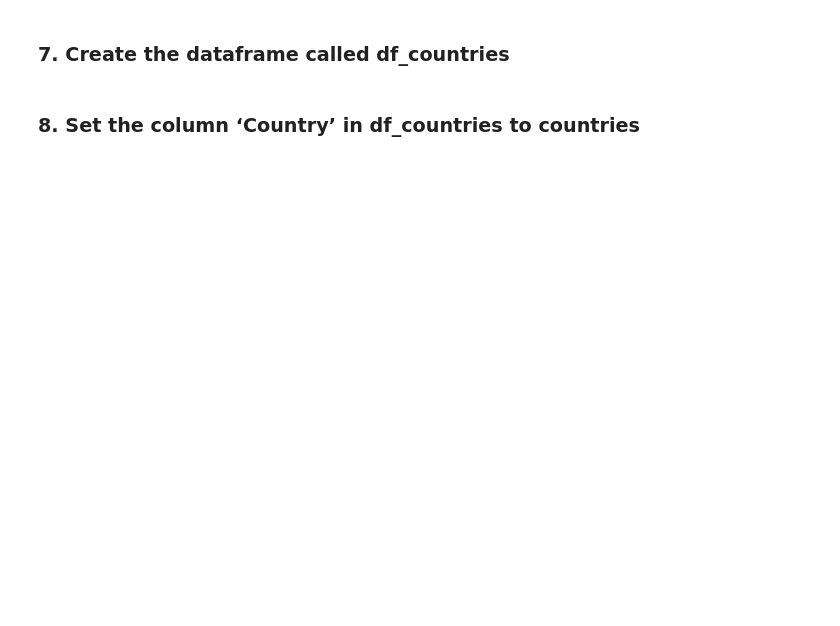
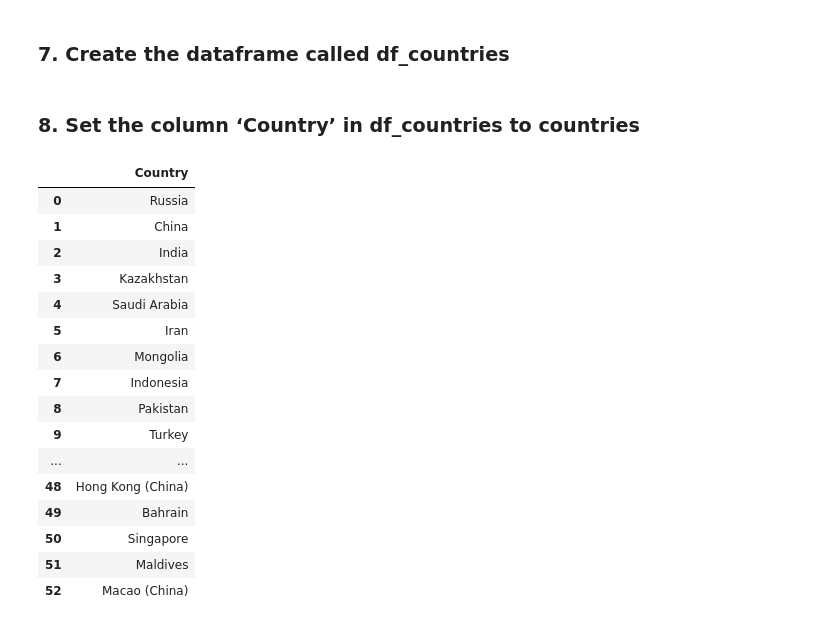
Before and after one commit to Minyethway93/DAC-Curriculum, a Jupyter notebook: DAC-007_Web_Scraping/DAC-007_Web_Scraping_Tutorial.ipynb, the cells around one changed output. Cells and saved outputs as stored; diff of their text form; code cells hidden in the pictures; blank space fills up the shorter version.

```diff
--- a/DAC-007_Web_Scraping/DAC-007_Web_Scraping_Tutorial.ipynb
+++ b/DAC-007_Web_Scraping/DAC-007_Web_Scraping_Tutorial.ipynb
@@ -63,8 +86,7 @@ parse.find_all(class_='sortable wikitable sticky-header col2left')
 # %% [markdown]
 ### 5. Extract all the links within a tag using find_all().
 # %%
-tag = parse.find_all('tr')
-
+tag = table.find('tbody').find_all('tr')
 tag
 # %% [output]
 [<tr>
@@ -131,11 +110,0 @@ countries
-# %%
-Sr = []
-countries = []
-area = []
-
-for i in countries_draft:
-    Sr.append(i[0])
-    countries.append(i[1])
-    area.append(" ".join(i[2:4]))
-
-countries
@@ -159,0 +111,9 @@ countries
+# %%
+countries = []
+for i in tag[1:]:
+    c = i.find_all('td')
+    if c:
+        country_name = c[1].text.strip()
+        countries.append(country_name)
+
+countries
@@ -160,4 +138,26 @@ countries
 # %% [markdown]
 ### 7. Create the dataframe called df_countries
+# %%
+df_countries = pd.DataFrame(countries, columns=['Country'])
 # %% [markdown]
 ### 8. Set the column ‘Country’ in df_countries to countries
+# %%
+df_countries
+# %% [output]
+|  | Country |
+| 0 | Russia |
+| 1 | China |
+| 2 | India |
+| 3 | Kazakhstan |
+| 4 | Saudi Arabia |
+| 5 | Iran |
+| 6 | Mongolia |
+| 7 | Indonesia |
+| 8 | Pakistan |
+| 9 | Turkey |
+| ... | ... |
+| 48 | Hong Kong (China) |
+| 49 | Bahrain |
+| 50 | Singapore |
+| 51 | Maldives |
+| 52 | Macao (China) |
```
Also changed, not shown: parts of 8 cells of this notebook, 2 other files.
